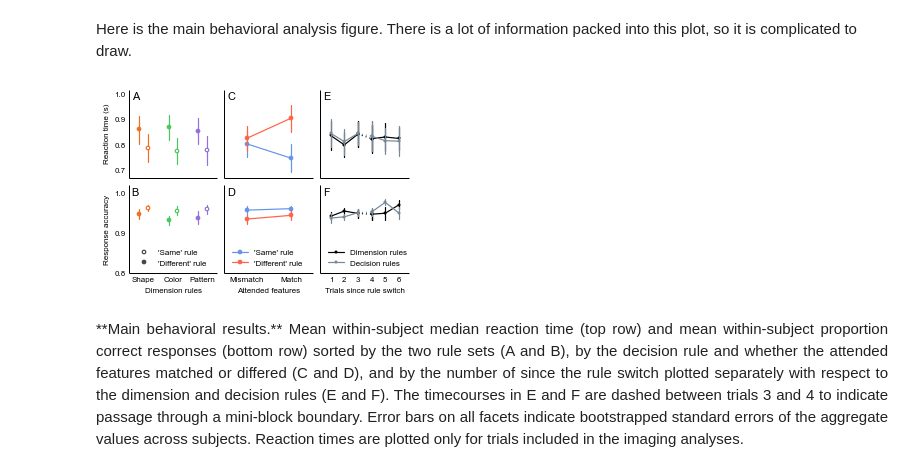
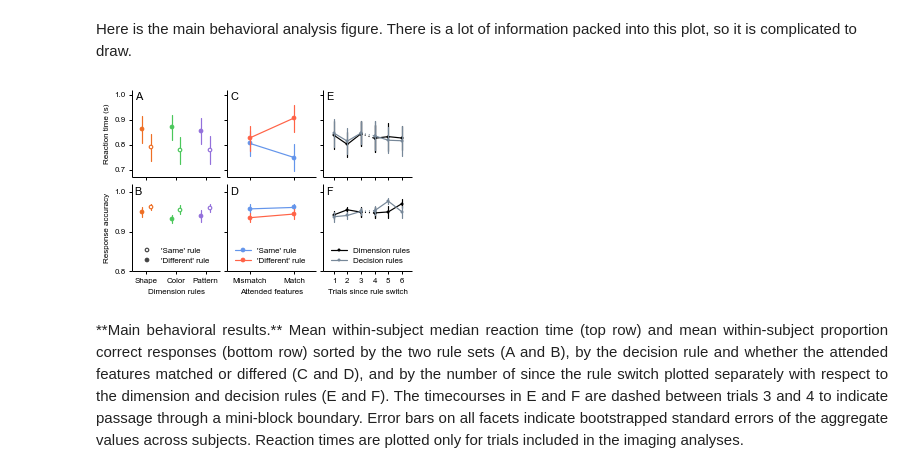
Before and after one commit to WagnerLabPapers/Waskom_JNeurosci_2014, a Jupyter notebook: Behavioral_and_Decoding_Analyses.ipynb, the cells around one changed output. Saved outputs shown, nothing was run; the diff lists cells and outputs as text; code cells hidden in the pictures.

Commit message:
Change figures to follow JNeuro style guidelines

```diff
--- a/Behavioral_and_Decoding_Analyses.ipynb
+++ b/Behavioral_and_Decoding_Analyses.ipynb
@@ -41,7 +42,8 @@ import moss
 Set up display options for figures and tables
 # %%
 %matplotlib inline
-sns.set(context="paper", font="Arial")
+sns.set(context="paper", style="ticks", font="Arial")
+mpl.rcParams.update({"xtick.major.width": 1, "ytick.major.width": 1})
 pd.set_option('display.precision', 3)
 # %% [markdown]
 Activate 3D plotting for matplotlib
@@ -766,40 +768,36 @@ def dksort_figure_2():
             yticks_ = np.linspace(*yticks[i])
             ax.set_xticks(xticks[j])
             ax.set_yticks(yticks_)
             ax.set_xlim(*xlims[j])
             ax.set_ylim(ylims[i])
             if i:
                 ax.set_xlabel(xlabels[j])
                 ax.set_xticklabels(xticklabels[j])
             else:
                 ax.set_xticklabels([])
             if not j:
                 ax.set_ylabel(ylabels[i])
                 ax.set_yticklabels(yticks_)
             else:
                 ax.set_yticklabels([])
             if i:
                 ax.legend(loc="lower left")
 
-    f.subplots_adjust(wspace=.08, hspace=.08, left=.1, bottom=.12, top=.97, right=.97)
+    f.subplots_adjust(wspace=.08, hspace=.08, left=.1, bottom=.13, top=.97, right=.97)
 
     # Label the facets
     for ax, s in zip(f.axes, "ACEBDF"):
         (x, _), (_, y) = ax.bbox.transformed(f.transFigure.inverted()).get_points()
         x += text_offset[0]
         y += text_offset[1]
         f.text(x, y, s, size=text_size, ha="left", va="top")
 
     sns.despine()
     save_figure(f, "figure_2")
 
-sns.set(context="paper", style="nogrid")
-try:
-    dksort_figure_2()
-finally:
-    sns.set(context="paper", style="darkgrid")
+dksort_figure_2()
 # %% [output]
-[figure, old version]
+[figure, new version]
 # %% [markdown]
 <div style="width:585px;padding-left:120px" align="justify">
 **Main behavioral results.** Mean within-subject median reaction time (top row) and mean within-subject proportion correct responses (bottom row) sorted by the two rule sets (A and B), by the decision rule and whether the attended features matched or differed (C and D), and by the number of since the rule switch plotted separately with respect to the dimension and decision rules (E and F). The timecourses in E and F are dashed between trials 3 and 4 to indicate passage through a mini-block boundary. Error bars on all facets indicate bootstrapped standard errors of the aggregate values across subjects. Reaction times are plotted only for trials included in the imaging analyses.
```
Also changed, not shown: parts of 15 cells of this notebook, 7 other files.
